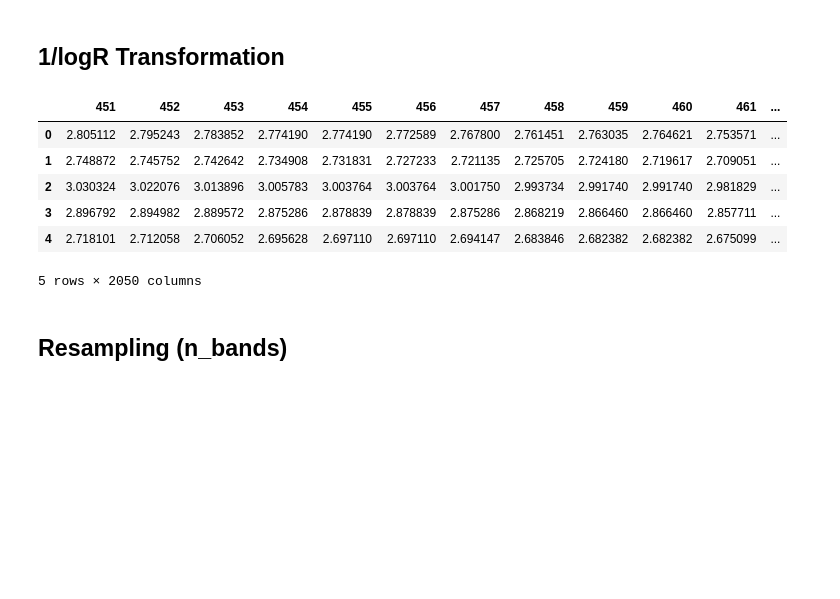
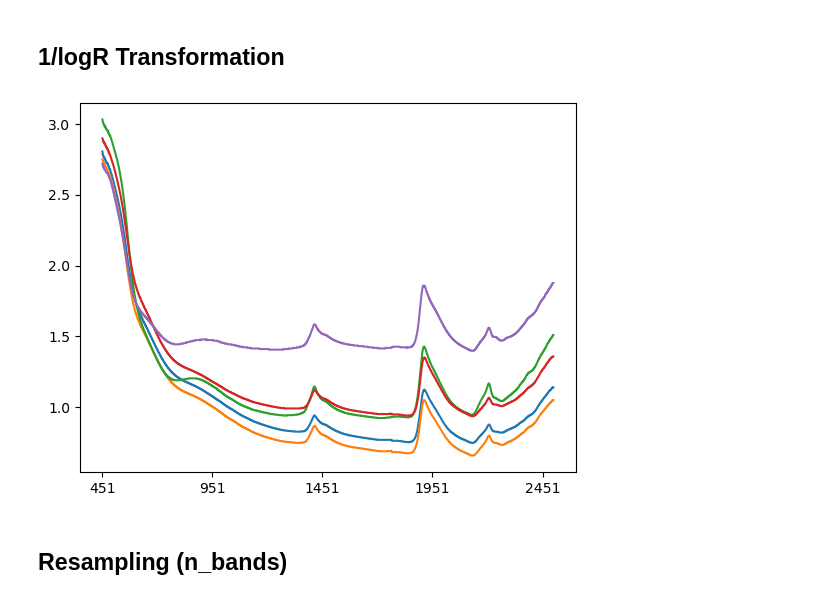
Before and after one commit to SwetaSingh87/SharedPython, a Jupyter notebook: Legacy/LegacyIsrael.ipynb, the cells around one changed output. Drawn from its saved outputs; the diff is of its cells as text; code cells hidden in the pictures; blank space fills up the shorter version.

```diff
--- a/Legacy/LegacyIsrael.ipynb
+++ b/Legacy/LegacyIsrael.ipynb
@@ -267,15 +256,12 @@ for i in range (0,5,1):
 ## 1/logR Transformation
 # %%
 log_spec = ((1/spec2[51]).apply(np.log)).copy()
-log_spec.head(5)
+#log_spec.head(5)
+
+for i in range (0,5,1):
+    log_spec.iloc[i,:].plot()
 # %% [output]
-|  | 451 | 452 | 453 | 454 | 455 | 456 | 457 | 458 | 459 | 460 | 461 | ... |
-| 0 | 2.805112 | 2.795243 | 2.783852 | 2.774190 | 2.774190 | 2.772589 | 2.767800 | 2.761451 | 2.763035 | 2.764621 | 2.753571 | ... |
-| 1 | 2.748872 | 2.745752 | 2.742642 | 2.734908 | 2.731831 | 2.727233 | 2.721135 | 2.725705 | 2.724180 | 2.719617 | 2.709051 | ... |
-| 2 | 3.030324 | 3.022076 | 3.013896 | 3.005783 | 3.003764 | 3.003764 | 3.001750 | 2.993734 | 2.991740 | 2.991740 | 2.981829 | ... |
-| 3 | 2.896792 | 2.894982 | 2.889572 | 2.875286 | 2.878839 | 2.878839 | 2.875286 | 2.868219 | 2.866460 | 2.866460 | 2.857711 | ... |
-| 4 | 2.718101 | 2.712058 | 2.706052 | 2.695628 | 2.697110 | 2.697110 | 2.694147 | 2.683846 | 2.682382 | 2.682382 | 2.675099 | ... |
-5 rows × 2050 columns
+[figure, added]
 # %% [markdown]
 ## Resampling (n_bands)
 # %% [markdown]
```
Also changed, not shown: parts of 37 cells of this notebook, 6 other files.
